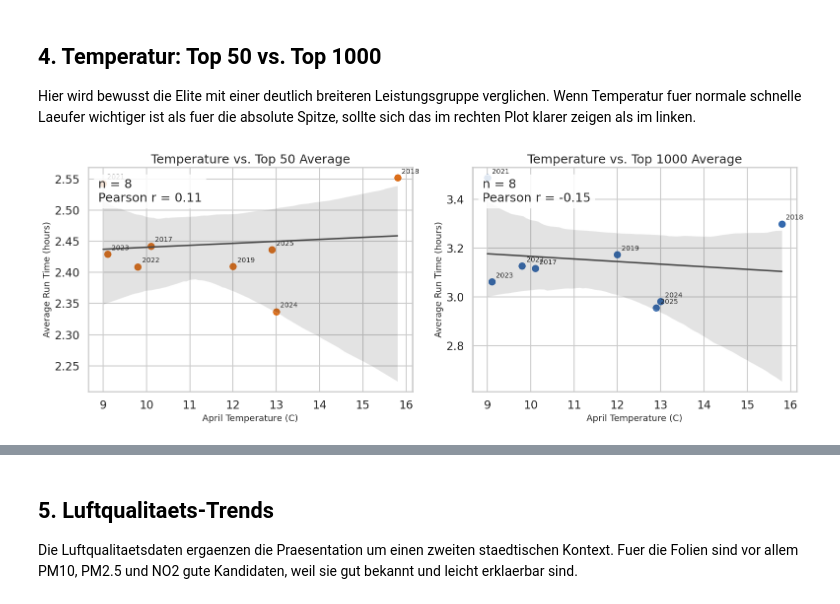
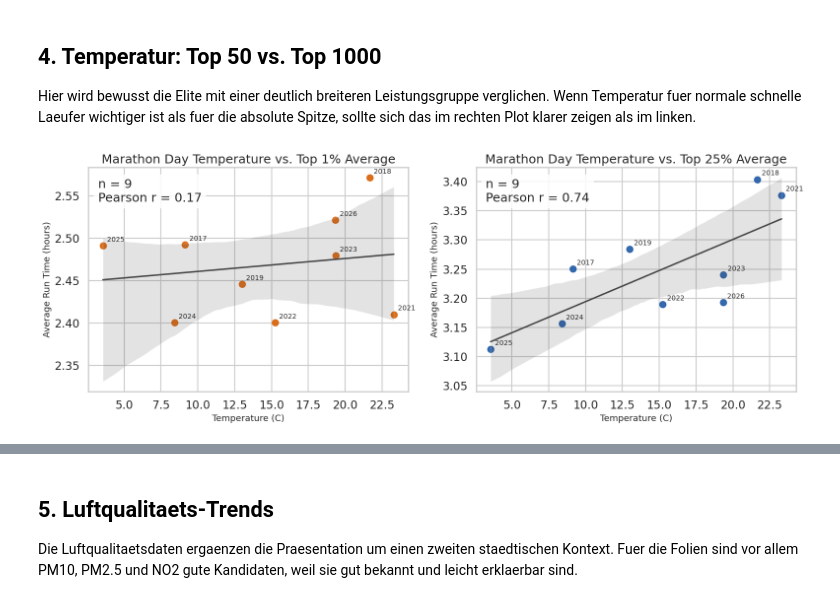
Before and after one commit to 4y1n/Bigdata_eng, a Jupyter notebook: visualizations_for_presentation.ipynb, the cells around one changed output, grey strips where cells are left out. Saved outputs shown, nothing was run; the diff lists cells and outputs as text; code cells hidden in the pictures.

```diff
--- a/visualizations_for_presentation.ipynb
+++ b/visualizations_for_presentation.ipynb
@@ -147,30 +623,26 @@ top_n_average_df
 
 Die Wetterdatei enthaelt Monatswerte. Deshalb verwenden wir hier den April als beste Naeherung fuer die Bedingungen rund um den Vienna City Marathon und zeigen die Durchschnittstemperatur pro Jahr als Balkendiagramm.
 # %%
-weather_recent_df = weather_df[weather_df["REF_YEAR"] >= 2017].copy()
-weather_recent_df["REF_DATE"] = weather_recent_df["REF_DATE"].astype(str)
-weather_april_df = weather_recent_df[weather_recent_df["REF_DATE"].str.endswith("04")].copy()
-
-marathon_month_temperature_df = (
-    weather_april_df[["REF_YEAR", "T"]]
-    .dropna()
-    .rename(columns={"REF_YEAR": "year", "T": "temperature_c"})
+marathon_weather_df = (
+    weather_df[["year", "temp_c", "rain_mm", "humidity", "wind_kph"]]
+    .rename(columns={"year": "year", "temp_c": "temperature_c", "rain_mm": "precipitation_mm"})
+    .dropna(subset=["year", "temperature_c"])
     .sort_values("year")
 )
 
 plt.figure(figsize=(12, 6))
 ax = sns.barplot(
-    data=marathon_month_temperature_df,
+    data=marathon_weather_df,
     x="year",
     y="temperature_c",
     color="#d95f02",
 )
 
-ax.set_title("Average Temperature in April by Year")
+ax.set_title("Temperature at Marathon Day by Year")
 ax.set_xlabel("Year")
 ax.set_ylabel("Temperature (C)")
 
-for patch, value in zip(ax.patches, marathon_month_temperature_df["temperature_c"]):
+for patch, value in zip(ax.patches, marathon_weather_df["temperature_c"]):
     ax.annotate(
         f"{value:.1f}",
         (patch.get_x() + patch.get_width() / 2, patch.get_height()),
@@ -184,5 +656,5 @@ for patch, value in zip(ax.patches, marathon_month_temperature_df["temperature_c
 plt.tight_layout()
 plt.show()
 
-marathon_month_temperature_df
+marathon_weather_df
 # %% [output]
@@ -202,25 +804,38 @@ marathon_month_temperature_df
 
 Hier wird bewusst die Elite mit einer deutlich breiteren Leistungsgruppe verglichen. Wenn Temperatur fuer normale schnelle Laeufer wichtiger ist als fuer die absolute Spitze, sollte sich das im rechten Plot klarer zeigen als im linken.
 # %%
+temperature_runtime_percentile_df = (
+    runtime_percentile_df.assign(
+        top_1_percent=runtime_percentile_df["rank_percent"] <= 1,
+        top_25_percent=runtime_percentile_df["rank_percent"] <= 25,
+    )
+    .groupby("year")
+    .agg(
+        avg_top_1_percent_hours=("run_hours", lambda values: values[runtime_percentile_df.loc[values.index, "rank_percent"] <= 1].mean()),
+        avg_top_25_percent_hours=("run_hours", lambda values: values[runtime_percentile_df.loc[values.index, "rank_percent"] <= 25].mean()),
+    )
+    .reset_index()
+)
+
 performance_vs_temperature_df = (
-    marathon_month_temperature_df.merge(top_n_average_df, on="year", how="inner")
+    marathon_weather_df.merge(temperature_runtime_percentile_df, on="year", how="inner")
     .sort_values("year")
 )
 
 temperature_correlation_table = pd.DataFrame(
     [
         {
-            "group": "Top 50",
+            "group": "Top 1%",
             "observations": len(performance_vs_temperature_df),
             "pearson_correlation": performance_vs_temperature_df["temperature_c"].corr(
-                performance_vs_temperature_df["avg_top_50_hours"]
+                performance_vs_temperature_df["avg_top_1_percent_hours"]
             ),
         },
         {
-            "group": "Top 1000",
+            "group": "Top 25%",
             "observations": len(performance_vs_temperature_df),
             "pearson_correlation": performance_vs_temperature_df["temperature_c"].corr(
-                performance_vs_temperature_df["avg_top_1000_hours"]
+                performance_vs_temperature_df["avg_top_25_percent_hours"]
             ),
         },
     ]
@@ -229,8 +844,8 @@ temperature_correlation_table = pd.DataFrame(
 fig, (ax1, ax2) = plt.subplots(1, 2, figsize=(16, 6))
 
 comparison_specs = [
-    (ax1, "avg_top_50_hours", "Top 50", "#d95f02"),
-    (ax2, "avg_top_1000_hours", "Top 1000", "#1f5aa6"),
+    (ax1, "avg_top_1_percent_hours", "Top 1%", "#d95f02"),
+    (ax2, "avg_top_25_percent_hours", "Top 25%", "#1f5aa6"),
 ]
 
 for ax, metric, label, color in comparison_specs:
@@ -246,33 +861,33 @@ for ax, metric, label, color in comparison_specs:
     for _, row in performance_vs_temperature_df.iterrows():
         ax.annotate(
             str(int(row["year"])),
             (row["temperature_c"], row[metric]),
             textcoords="offset points",
             xytext=(6, 6),
             fontsize=10,
         )
 
     correlation_value = temperature_correlation_table.loc[
         temperature_correlation_table["group"] == label,
         "pearson_correlation",
     ].iloc[0]
 
-    ax.set_title(f"Temperature vs. {label} Average")
-    ax.set_xlabel("April Temperature (C)")
+    ax.set_title(f"Marathon Day Temperature vs. {label} Average")
+    ax.set_xlabel("Temperature (C)")
     ax.set_ylabel("Average Run Time (hours)")
     ax.text(
         0.03,
         0.95,
         f"n = {len(performance_vs_temperature_df)}\nPearson r = {correlation_value:.2f}",
         transform=ax.transAxes,
         va="top",
         ha="left",
         bbox={"boxstyle": "round", "facecolor": "white", "alpha": 0.85},
     )
 
 plt.tight_layout()
 plt.show()
 
 performance_vs_temperature_df, temperature_correlation_table
 # %% [output]
-[figure, old version]
+[figure, new version]
```
Also changed, not shown: parts of 23 cells of this notebook, 1 other file.
